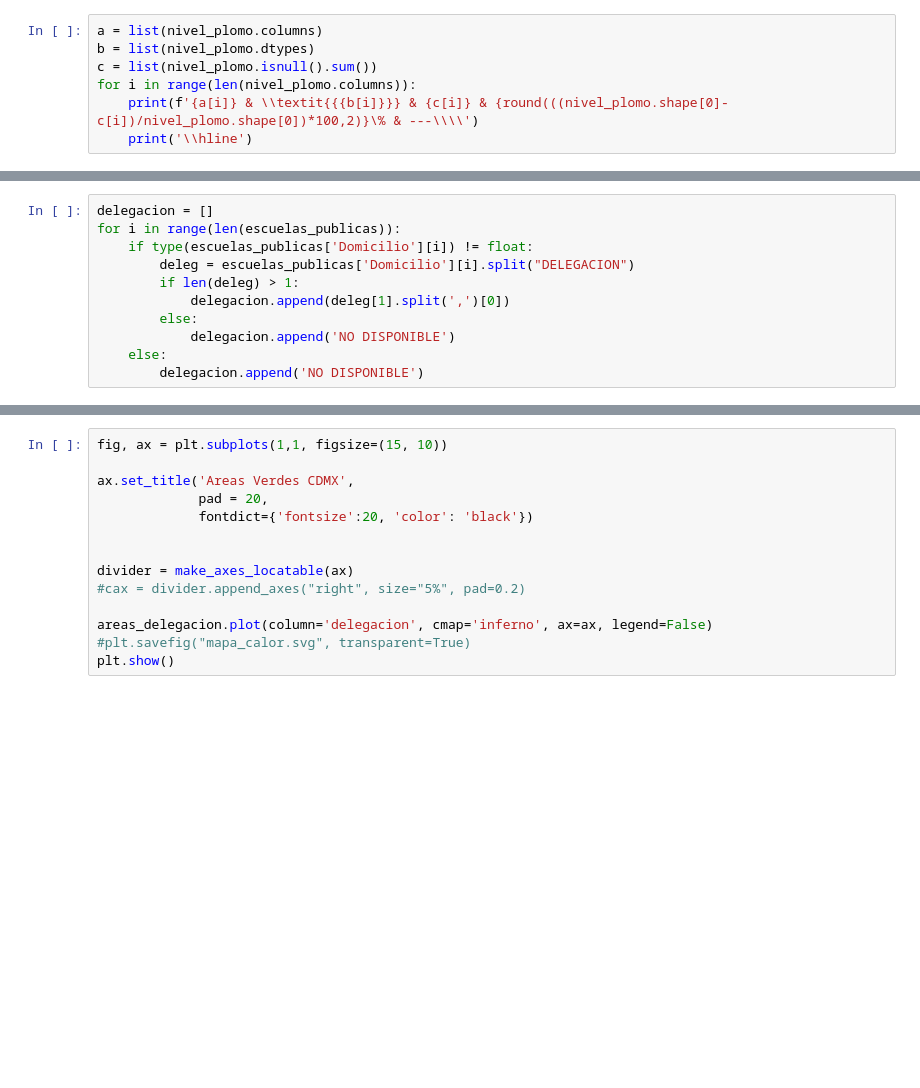
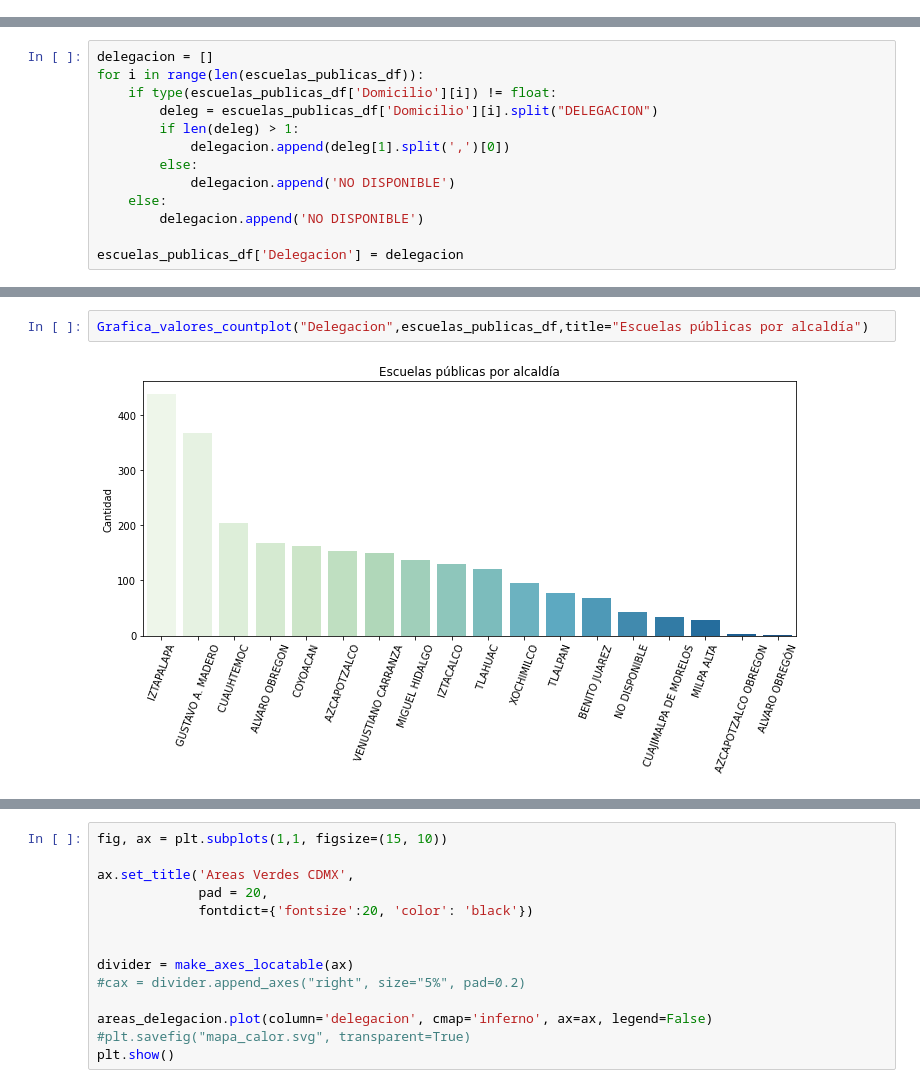
Before and after one commit to JonathanMartignon/Data_CDMX_Un_Aire_No_Tan_Bueno, a Jupyter notebook: Notebook/Aire_CDMX.ipynb, the cells around one changed output, grey strips where cells are left out. Saved outputs shown, nothing was run; the diff lists cells and outputs as text; blank space fills up the shorter version.

```diff
--- a/Notebook/Aire_CDMX.ipynb
+++ b/Notebook/Aire_CDMX.ipynb
@@ -201,7 +0,0 @@ nivel_plomo.shape
-# %%
-a = list(nivel_plomo.columns)
-b = list(nivel_plomo.dtypes)
-c = list(nivel_plomo.isnull().sum())
-for i in range(len(nivel_plomo.columns)):
-    print(f'{a[i]} & \\textit{{{b[i]}}} & {c[i]} & {round(((nivel_plomo.shape[0]-c[i])/nivel_plomo.shape[0])*100,2)}\% & ---\\\\')
-    print('\\hline')
@@ -349,11 +0,0 @@ dtype: int64
-# %%
-delegacion = []
-for i in range(len(escuelas_publicas)):
-    if type(escuelas_publicas['Domicilio'][i]) != float:
-        deleg = escuelas_publicas['Domicilio'][i].split("DELEGACION")
-        if len(deleg) > 1:
-            delegacion.append(deleg[1].split(',')[0])
-        else:
-            delegacion.append('NO DISPONIBLE')
-    else:
-        delegacion.append('NO DISPONIBLE')
@@ -760,0 +386,13 @@ areas_delegacion = map_data.loc[:, ['geometry', 'delegacion']]
+# %%
+delegacion = []
+for i in range(len(escuelas_publicas_df)):
+    if type(escuelas_publicas_df['Domicilio'][i]) != float:
+        deleg = escuelas_publicas_df['Domicilio'][i].split("DELEGACION")
+        if len(deleg) > 1:
+            delegacion.append(deleg[1].split(',')[0])
+        else:
+            delegacion.append('NO DISPONIBLE')
+    else:
+        delegacion.append('NO DISPONIBLE')
+
+escuelas_publicas_df['Delegacion'] = delegacion
@@ -760,0 +644,4 @@ areas_delegacion = map_data.loc[:, ['geometry', 'delegacion']]
+# %%
+Grafica_valores_countplot("Delegacion",escuelas_publicas_df,title="Escuelas públicas por alcaldía")
+# %% [output]
+[figure, added]
```
Also changed, not shown: parts of 177 cells of this notebook.
